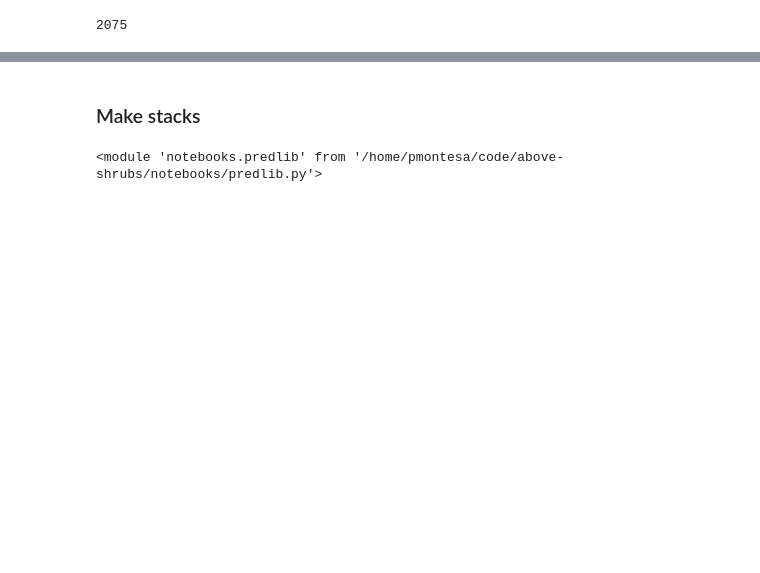
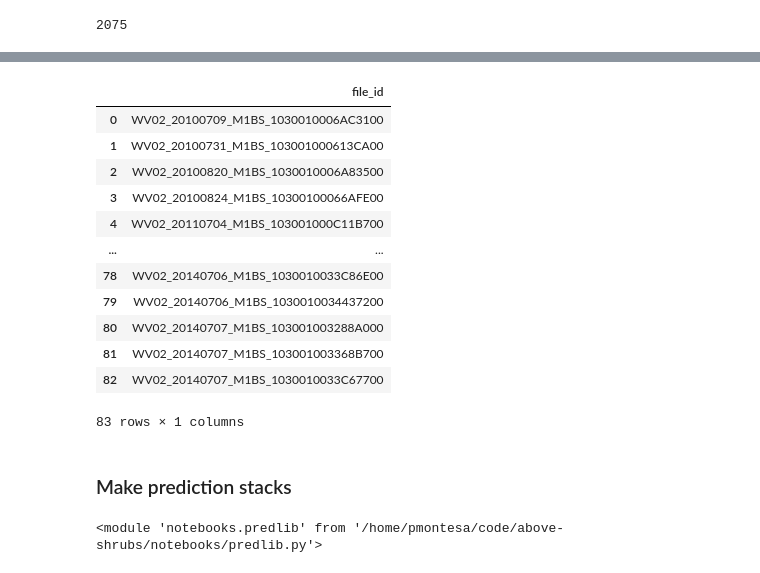
Before and after one commit to nasa-nccs-hpda/above-shrubs, a Jupyter notebook: notebooks/make_stacks.ipynb, the cells around one changed output, grey strips where cells are left out. Cells and saved outputs as stored; diff of their text form; code cells hidden in the pictures; blank space fills up the shorter version.

```diff
--- a/notebooks/make_stacks.ipynb
+++ b/notebooks/make_stacks.ipynb
@@ -91,5 +161,21 @@ fn_list_srlite_SUB
+# %%
+[s for s in list if sub in s]
+# %% [output]
+|  | file_id |
+| 0 | WV02_20100709_M1BS_1030010006AC3100 |
+| 1 | WV02_20100731_M1BS_103001000613CA00 |
+| 2 | WV02_20100820_M1BS_1030010006A83500 |
+| 3 | WV02_20100824_M1BS_10300100066AFE00 |
+| 4 | WV02_20110704_M1BS_103001000C11B700 |
+| ... | ... |
+| 78 | WV02_20140706_M1BS_1030010033C86E00 |
+| 79 | WV02_20140706_M1BS_1030010034437200 |
+| 80 | WV02_20140707_M1BS_103001003288A000 |
+| 81 | WV02_20140707_M1BS_103001003368B700 |
+| 82 | WV02_20140707_M1BS_1030010033C67700 |
+83 rows × 1 columns
 # %% [markdown]
-### Make stacks
+### Make prediction stacks
 # %%
 import importlib
 importlib.reload(notebooks.predlib)
```
Also changed, not shown: parts of 33 cells of this notebook, 3 other files.
